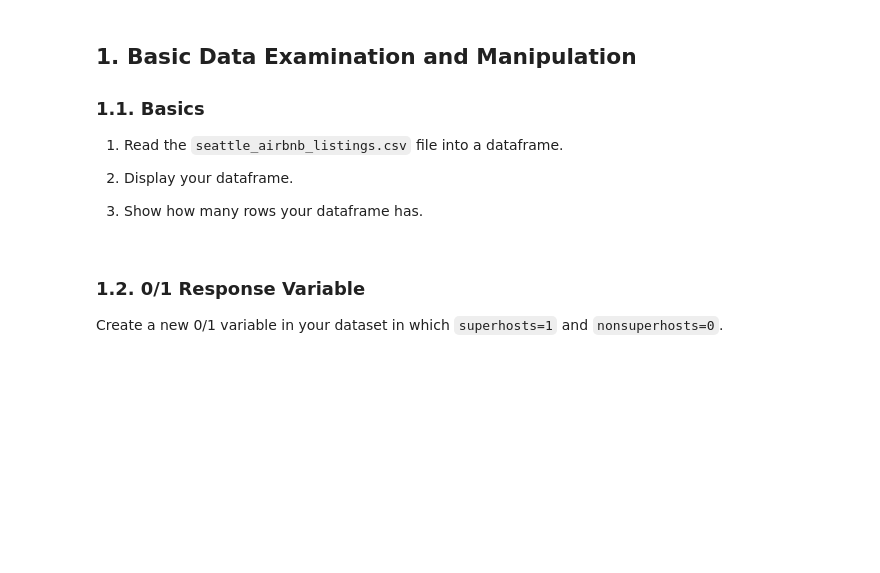
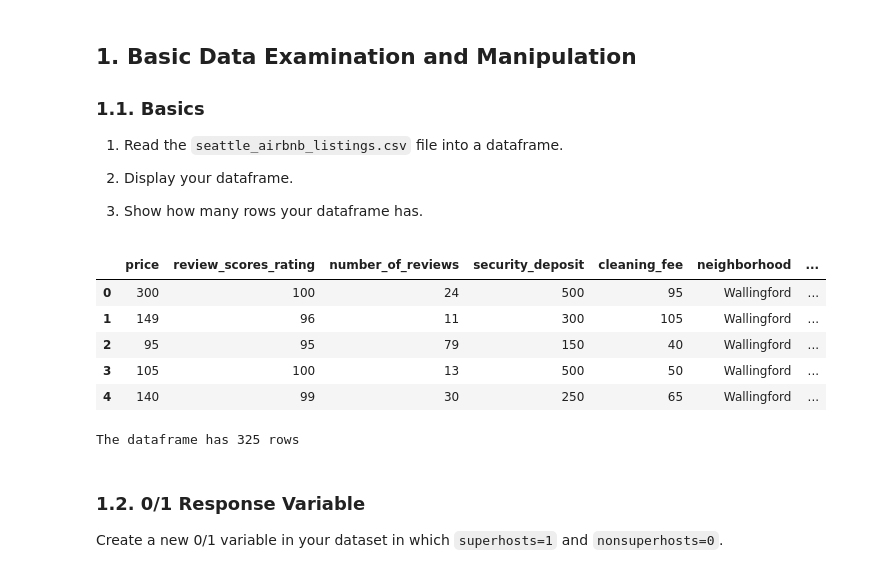
Before and after one commit to ryguy2k4/stat207, a Jupyter notebook: lab_11/lab_11_group.ipynb, the cells around one changed output. Cells and saved outputs as stored; diff of their text form; code cells hidden in the pictures; blank space fills up the shorter version.

```diff
--- a/lab_11/lab_11_group.ipynb
+++ b/lab_11/lab_11_group.ipynb
@@ -140,6 +158,21 @@ warnings.filterwarnings("ignore", category=UserWarning)
 2. Display your dataframe.
 
 3. Show how many rows your dataframe has.
+# %%
+df = pd.read_csv("seattle_airbnb_listings.csv")
+df.head()
+# %% [output]
+|  | price | review_scores_rating | number_of_reviews | security_deposit | cleaning_fee | neighborhood | ... |
+| 0 | 300 | 100 | 24 | 500 | 95 | Wallingford | ... |
+| 1 | 149 | 96 | 11 | 300 | 105 | Wallingford | ... |
+| 2 | 95 | 95 | 79 | 150 | 40 | Wallingford | ... |
+| 3 | 105 | 100 | 13 | 500 | 50 | Wallingford | ... |
+| 4 | 140 | 99 | 30 | 250 | 65 | Wallingford | ... |
+# %%
+shape1 = df.shape[0]
+print(f"The dataframe has {shape1} rows")
+# %% [output]
+The dataframe has 325 rows
 # %% [markdown]
 ### 1.2. 0/1 Response Variable
 
```
Also changed, not shown: parts of 21 cells of this notebook, 2 other files.
